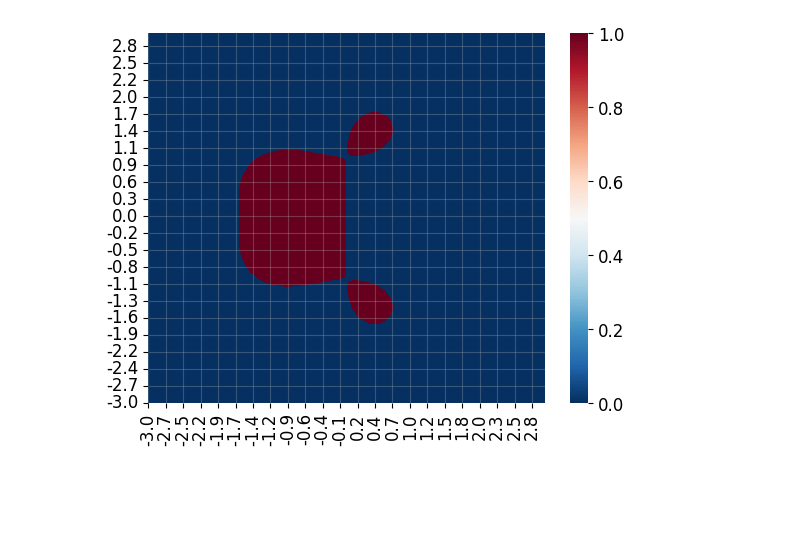
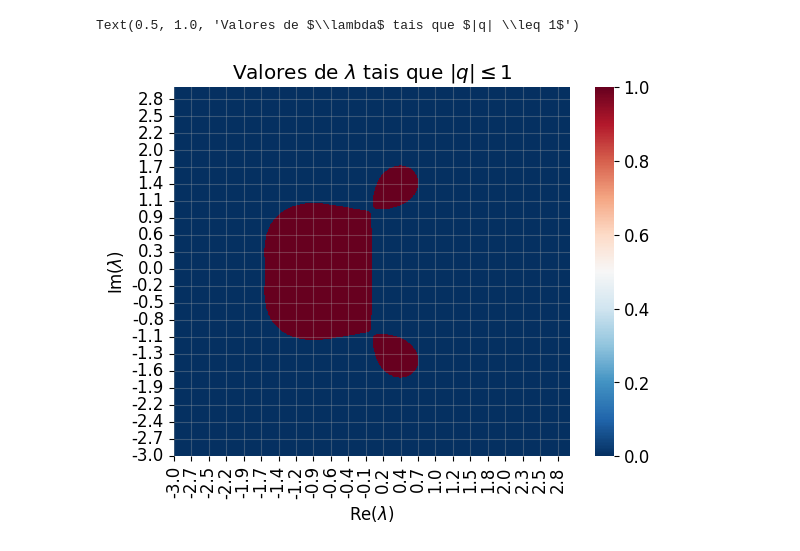
Before and after one commit to RaphaelLeivas/eletrocomp-2026-1, a Jupyter notebook: notebooks/lista4/5-2.ipynb, the cells around one changed output. Cells and saved outputs as stored; diff of their text form; code cells hidden in the pictures; blank space fills up the shorter version.

```diff
--- a/notebooks/lista4/5-2.ipynb
+++ b/notebooks/lista4/5-2.ipynb
@@ -37,24 +41,28 @@ ax.grid(alpha=0.3)
 # %%
 result = np.zeros((nx,ny))
 
 for i in range(nx):
     for j in range(ny):
         lambda_complex = lambda_re[i] + (lambda_im[j]) * 1j
         q = 1 + dt * lambda_complex + ((dt * lambda_complex) ** 2) / 2 + ((dt * lambda_complex) ** 3) / 3 + ((dt * lambda_complex) ** 4) / 4
         if np.abs(q) <= 1:
             result[i,j] = 1
         else:
             result[i,j] = 0
 
 ax = sns.heatmap(result.T, annot=False, cmap='RdBu_r')
 ticks_x = ax.get_xticks()
 labels_x = [f'{lambda_re[int(label.get_text())]:.1f}' for label in ax.get_xticklabels()]
 ax.set_xticklabels(labels_x)
 
 ticks_y = ax.get_yticks()
 labels_y = [f'{lambda_im[int(label.get_text())]:.1f}' for label in ax.get_yticklabels()]
 ax.set_yticklabels(labels_y)
 ax.invert_yaxis()
 ax.grid(alpha=0.3)
+ax.set_ylabel(r"Im($\lambda$)")
+ax.set_xlabel(r"Re($\lambda$)")
+ax.set_title(r"Valores de $\lambda$ tais que $|q| \leq 1$")
 # %% [output]
+Text(0.5, 1.0, 'Valores de $\\lambda$ tais que $|q| \\leq 1$')
-[figure, old version]
+[figure, new version]
```
Also changed, not shown: parts of 1 cell of this notebook, 5 other files.
